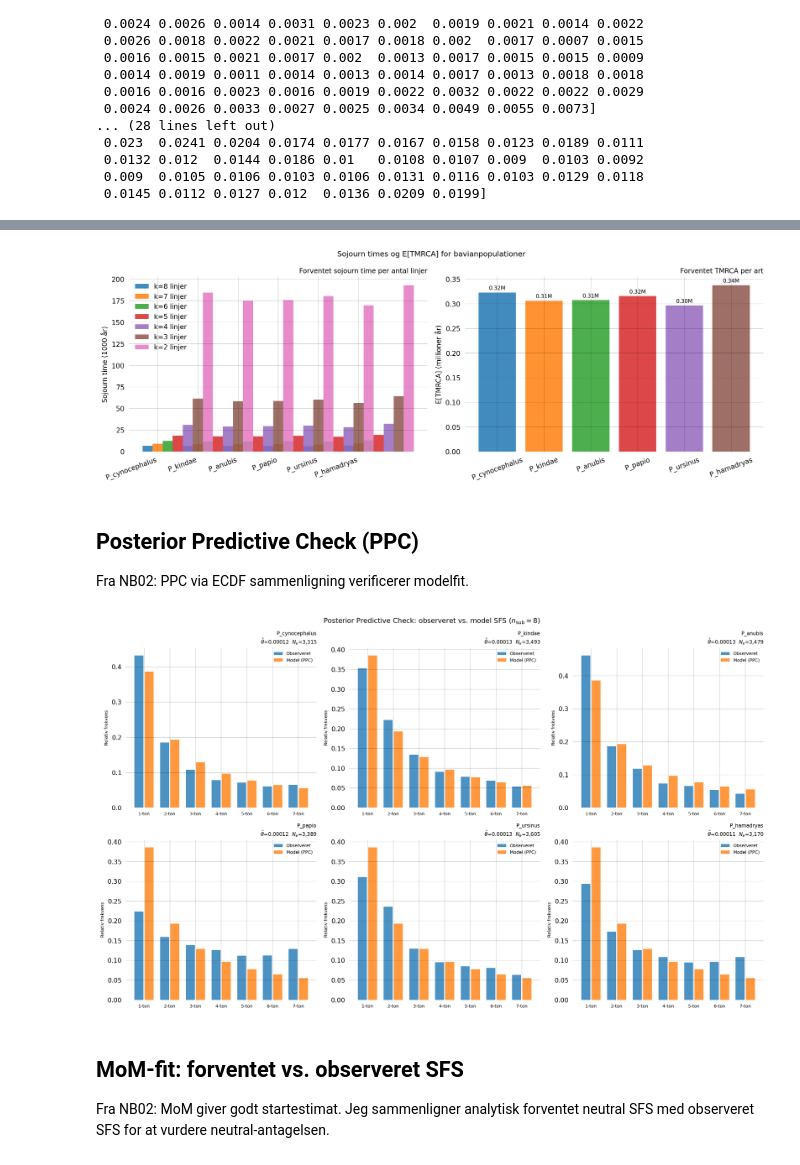
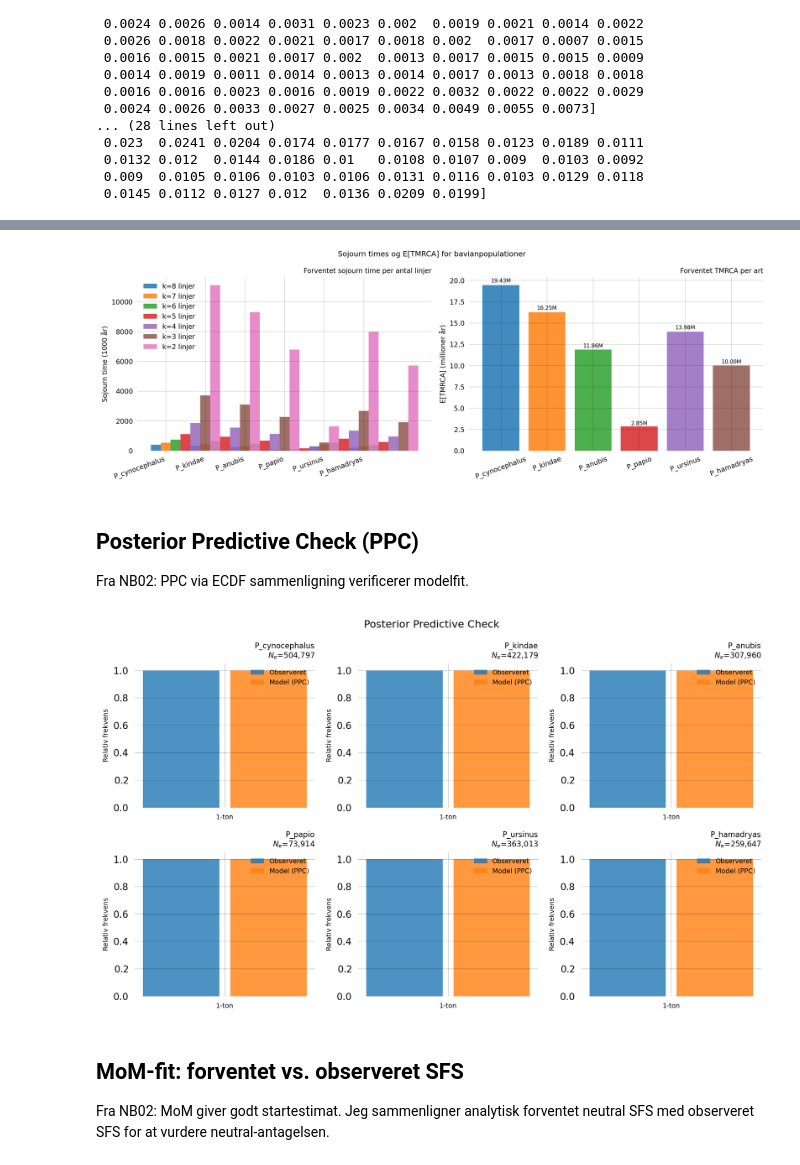
Before and after one commit to munch-group/emma-giraf, a Jupyter notebook: notebooks/07a_bavian_data.ipynb, the cells around one changed output, grey strips where cells are left out. Saved outputs shown, nothing was run; the diff lists cells and outputs as text; code cells hidden in the pictures.

```diff
--- a/notebooks/07a_bavian_data.ipynb
+++ b/notebooks/07a_bavian_data.ipynb
@@ -156,11 +159,12 @@ population_map = {
                             'PD_0641', 'PD_0642', 'PD_0649', 'PD_0650', 'PD_0651', 'PD_0652',
                             'PD_0653', 'PD_0654', 'PD_0674', 'PD_0675', 'PD_0676', 'PD_0677',
                             'PD_0678', 'PD_0679', 'PD_0680', 'PD_0681', 'PD_0682', 'PD_0683',
-                            'PD_0684', 'PD_0685', 'PD_0686', 'PD_0719', 'PD_0720', 'PD_0721',
+                            'PD_0684', 'PD_0685', 'PD_0686', 'PD_0720', 'PD_0721',
                             'PD_0722', 'PD_0723', 'PD_0724', 'PD_0725', 'PD_0726', 'PD_0727',
                             'PD_0728', 'PD_0729', 'PD_0730', 'PD_0731', 'PD_0732', 'PD_0733',
                             'PD_0734', 'PD_0735', 'PD_0736', 'PD_0737', 'PD_0738' 'PD_0739',
-                            'PD_0740', 'PD_0741', 'PD_0742', 'PD_0743', 'PD_0744'],
+                            'PD_0740', 'PD_0741', 'PD_0742', 'PD_0743', 'PD_0744', 'PD_0204',
+                            'PD_0205', 'PD_0206', 'PD_0207',],
     # P. Papio - Niokolo Koba, Senegal
     "P_papio":          ['PD_0390', 'PD_0391',
                          'PD_0392', 'PD_0393', 'PD_0394', 'PD_0395', 'PD_0396', 'PD_0397',
@@ -559,7 +563,7 @@ P_cynocephalus        : unfolded=[0.2022 0.1179 0.0795 0.0569 0.0421 0.0299 0.02
 
 # Ufoldet SFS: alle arter subsampled til n_min til direkte sammenligning
 x = np.arange(n_min - 1); w = 0.13
-fig, ax = plt.subplots(figsize=(12, 5))
+fig, ax = plt.subplots(figsize=(8, 5))
 for idx, (name, sfs) in enumerate(sfs_unfolded_min.items()):
     ax.bar(x + idx*w, sfs, w, label=name, alpha=0.85)
 a_n = sum(1/k for k in range(1, n_min))
@@ -571,12 +575,12 @@ ax.set_title(f'Ufoldet SFS (n_sub={n_min}): alle arter vs. neutral coalescent')
 ax.legend(fontsize=8); plt.tight_layout(); plt.show()
 
 # Foldet SFS med fuld n per art
-fig, axes = plt.subplots(2, 3, figsize=(15, 9))
+fig, axes = plt.subplots(2, 3, figsize=(8, 5))
 for ax, (name, sfs) in zip(axes.flat, sfs_folded_full.items()):
     n_full = int(populations[name]['nr_samples'].max())
     ax.bar(range(len(sfs)), sfs, color='steelblue', alpha=0.8)
     ax.set_title(f'{name} (n={n_full})', fontsize=9)
     ax.set_ylabel('Rel. frekvens')
 plt.suptitle('Foldet SFS med fuld stikprøvestørrelse per art', fontsize=12)
-plt.tight_layout(); plt.show()
+plt.tight_layout(); plt.show();
 # %% [output]
@@ -800,7 +807,7 @@ sv.plot_trace()
 #| label: fig-ne-svgd
 #| fig-cap: "Sammenligning af $N_e$ estimeret fra SVGD (koalescentbaseret) vs. $N_{\\text{ref}}$ fra nukleotiddiversitet $\\pi$ per population. Begge estimerer effektiv populationsstørrelse men integrerer over forskellig tidsskala: $\\pi$ afspejler kortsigtet variation mens coalescent-baseret $N_e$ integrerer over den fulde genealogiske historik."
 
-fig, ax = plt.subplots(figsize=(10, 4))
+fig, ax = plt.subplots(figsize=(6, 3))
 names_plt = list(svgd_results.keys())
 Ne_pi_v  = [N_ref_dict[n] for n in names_plt]
 Ne_svgd_v = [svgd_results[n]['Ne'] for n in names_plt]
@@ -810,7 +817,7 @@ ax.bar(x+w/2, Ne_svgd_v, w, label='$N_e$ fra SVGD', color='C1', alpha=0.8)
 ax.set_xticks(x); ax.set_xticklabels(names_plt, rotation=20, ha='right')
 ax.set_ylabel('$N_e$')
 ax.set_title('$\\pi$-baseret vs. SVGD-baseret $N_e$ per art')
-ax.legend(); plt.tight_layout(); plt.show()
+ax.legend(); plt.tight_layout(); plt.show();
 
 print('Ratio SVGD/pi per population:')
 for n in names_plt:
@@ -877,7 +884,7 @@ P_hamadryas                    6,885         9,180        12,852        19,279
 
 # Visualiser sojourn times
 
-fig, axes = plt.subplots(1, 2, figsize=(14, 5))
+fig, axes = plt.subplots(1, 2, figsize=(6, 4))
 
 pop_names_sj = df_sj['Population'].tolist()
 x = np.arange(len(pop_names_sj))
@@ -905,54 +912,49 @@ axes[1].set_title('Forventet TMRCA per art')
 axes[1].tick_params(axis='x', rotation=20)
 
 plt.suptitle('Sojourn times og E[TMRCA] for bavianpopulationer', fontsize=11)
-plt.tight_layout(); plt.show()
+plt.tight_layout(); plt.show();
 # %% [output]
-[figure, old version]
+[figure, new version]
 # %% [markdown]
 ## Posterior Predictive Check (PPC)
 
 Fra NB02: PPC via ECDF sammenligning verificerer modelfit.
 # %%
 #| label: fig-ppc-bavian
-#| fig-cap: "Posterior predictive check for alle bavianpopulationer: observeret relativ SFS-frekvens (blå) vs. model-forventet SFS ved posterior-mean $\\hat{\\theta}$ (orange). God overensstemmelse bekræfter at den neutrale koalescentmodel er rimelig for disse populationer."
+#| fig-cap: "Posterior predictive check: observeret relativ SFS (blå) vs. model-forventet SFS ved posterior-mean $\\hat{\\theta}$ (orange)."
+#| fig-width: 10
+#| fig-height: 6
 
-fig, axes = plt.subplots(2, 3, figsize=(15, 9))
+fig, axes = plt.subplots(2, 3, figsize=(6, 3))
 for ax, (name, r) in zip(axes.flat, svgd_results.items()):
     g_ppc = build_coal_graph(N_SUB)
     g_ppc.update_weights([r['theta']])
 
-    # Observeret SFS: relativ frekvens af allele counts 1..(N_SUB-1)
-    data_ppc = allele_counts_to_sfs_obs(
-        populations[name], n_sub=N_SUB, n_obs=3000
-    )
-    bins = np.arange(1, N_SUB)  # allele counts 1..7
+    # Observeret SFS
+    data_ppc   = allele_counts_to_sfs_obs(populations[name], n_sub=N_SUB, n_obs=3000)
+    bins       = np.arange(1, N_SUB)
     obs_counts = np.array([(data_ppc == k).sum() for k in bins], dtype=float)
-    obs_rel = obs_counts / obs_counts.sum() if obs_counts.sum() > 0 else obs_counts
+    obs_rel    = obs_counts / obs_counts.sum() if obs_counts.sum() > 0 else obs_counts
 
-    # Forventet SFS fra modellen: E[B_i] via reward-transformation
-    S_mat = g_ppc.states()  # (n_states, N_SUB)
-    exp_raw = np.array([g_ppc.expectation(S_mat[:, i]) for i in range(N_SUB - 1)])
-    exp_rel = exp_raw / exp_raw.sum() if exp_raw.sum() > 0 else exp_raw
+    # Forventet SFS fra model via rewards
+    rewards_ppc = g_ppc.states().T[:-1]
+    exp_raw     = np.array([g_ppc.expectation(rewards_ppc[i]) for i in range(N_SUB - 1)])
+    exp_rel     = exp_raw / exp_raw.sum() if exp_raw.sum() > 0 else exp_raw
 
     x = np.arange(1, N_SUB)
     ax.bar(x - 0.2, obs_rel, 0.35, label='Observeret', color='C0', alpha=0.8)
     ax.bar(x + 0.2, exp_rel, 0.35, label='Model (PPC)', color='C1', alpha=0.8)
     ax.set_xticks(x)
     ax.set_xticklabels([f'{k}-ton' for k in x], fontsize=7)
-    Ne_ppc = r['theta'] / (4 * MU)
-    ax.set_title(f"{name}\n$\\hat{{\\theta}}$={r['theta']:.5f}  "
-                 f"$N_e$={Ne_ppc:,.0f}", fontsize=8)
+    ax.set_title(f"{name}\n$N_e$={r['Ne']:,.0f}", fontsize=8)
     ax.set_ylabel('Relativ frekvens', fontsize=7)
     ax.legend(fontsize=7)
 
-plt.suptitle(
-    f'Posterior Predictive Check: observeret vs. model SFS ($n_{{\\text{{sub}}}}={N_SUB}$)',
-    fontsize=11,
-)
+plt.suptitle('Posterior Predictive Check', fontsize=11)
 plt.tight_layout()
-plt.show()
+plt.show();
 # %% [output]
-[figure, old version]
+[figure, new version]
 # %% [markdown]
 ## MoM-fit: forventet vs. observeret SFS
 
```
Also changed, not shown: parts of 33 cells of this notebook, 10 other files.
